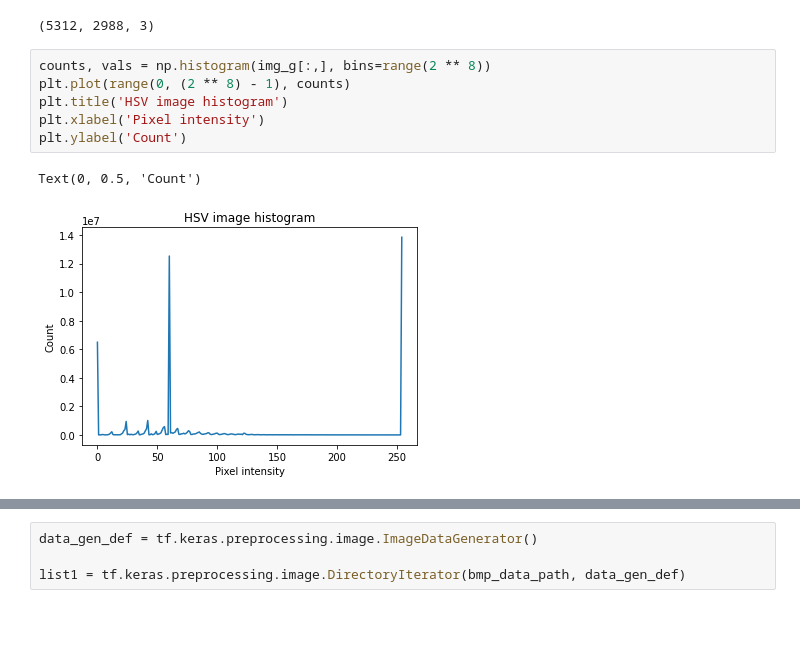
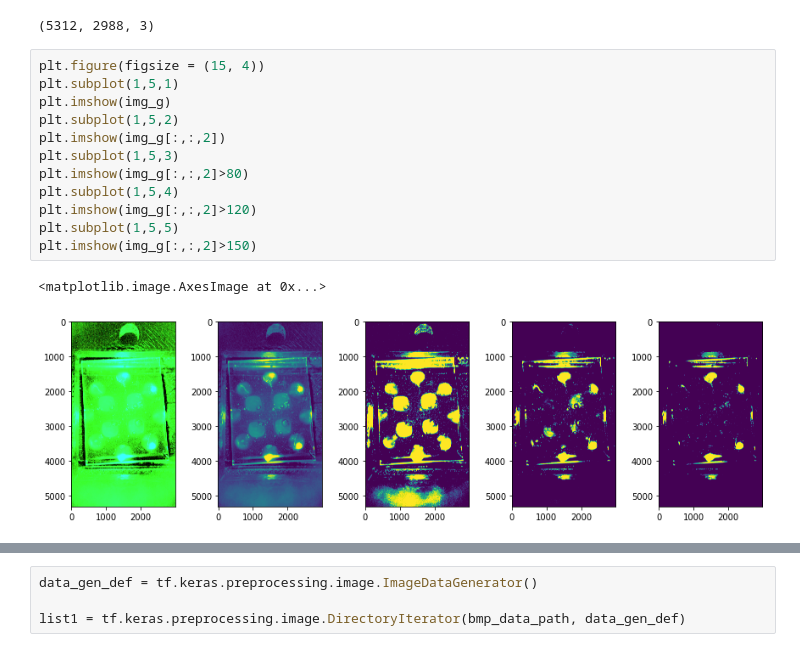
Before and after one commit to ncsu-landscape-dynamics/LAMP_assay_automation, a Jupyter notebook: hybridPyTorchImSeg.ipynb, the cells around one changed output, grey strips where cells are left out. Drawn from its saved outputs; the diff is of its cells as text; blank space fills up the shorter version.

```diff
--- a/hybridPyTorchImSeg.ipynb
+++ b/hybridPyTorchImSeg.ipynb
@@ -73,12 +73,18 @@ plt.imshow(img_g)
 img_g.shape
 # %% [output]
 (5312, 2988, 3)
-# %%
-counts, vals = np.histogram(img_g[:,], bins=range(2 ** 8))
-plt.plot(range(0, (2 ** 8) - 1), counts)
-plt.title('HSV image histogram')
-plt.xlabel('Pixel intensity')
-plt.ylabel('Count')
-# %% [output]
-Text(0, 0.5, 'Count')
-[figure, removed]
+# %%
+plt.figure(figsize = (15, 4))
+plt.subplot(1,5,1)
+plt.imshow(img_g)
+plt.subplot(1,5,2)
+plt.imshow(img_g[:,:,2])
+plt.subplot(1,5,3)
+plt.imshow(img_g[:,:,2]>80)
+plt.subplot(1,5,4)
+plt.imshow(img_g[:,:,2]>120)
+plt.subplot(1,5,5)
+plt.imshow(img_g[:,:,2]>150)
+# %% [output]
+<matplotlib.image.AxesImage at 0x...>
+[figure, added]
```
Also changed, not shown: parts of 2 cells of this notebook.
